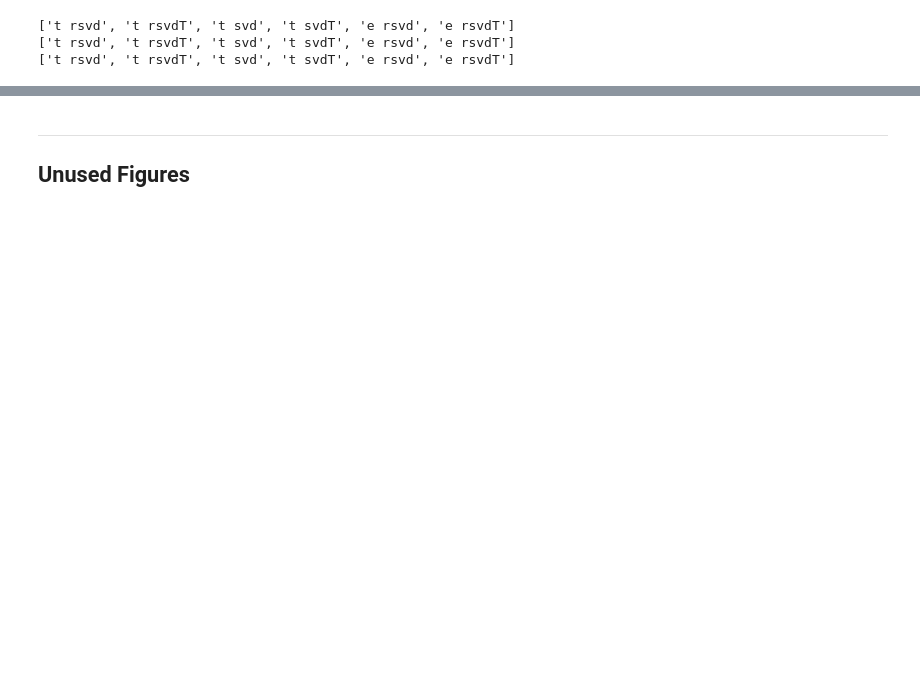
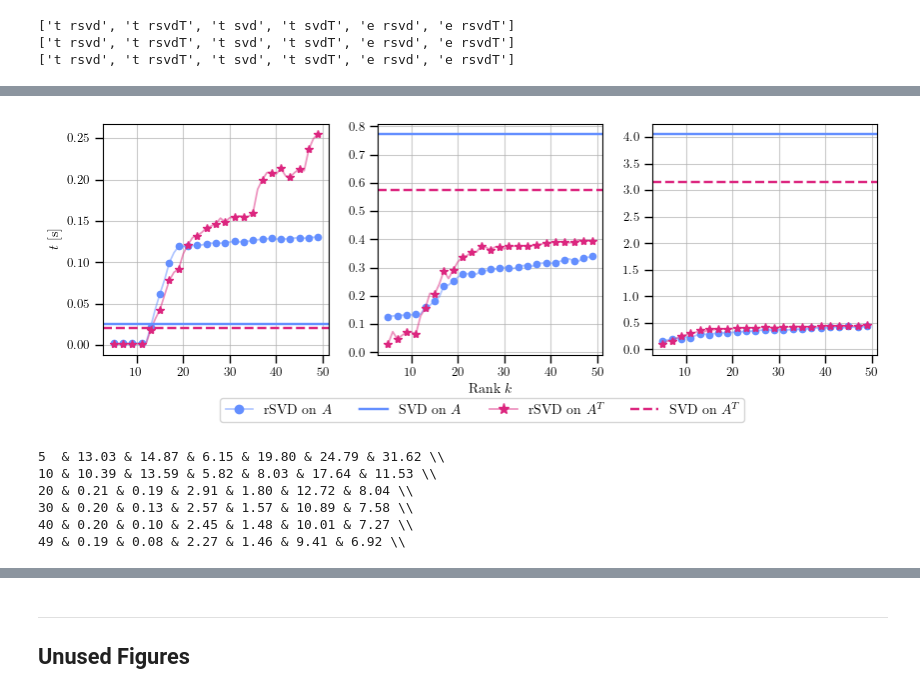
Before and after one commit to EliasSev/randomized-svd-paper, a Jupyter notebook: notebooks/generate_figures.ipynb, the cells around one changed output, grey strips where cells are left out. Saved outputs shown, nothing was run; the diff lists cells and outputs as text; code cells hidden in the pictures; blank space fills up the shorter version.

```diff
--- a/notebooks/generate_figures.ipynb
+++ b/notebooks/generate_figures.ipynb
@@ -210,0 +222,50 @@ plot_all_times_wide2(results_all, "timing_all.png")
+# %%
+def plot_all_times_wide3(results_all, fig_name=None):
+    labelsize = LAS
+    fontsize = FS1
+    MRS2 = MRS * 0.75
+    medians_all = {
+        size: get_medians(results_all[size])  # {'t rsvd': , 't rsvdT': , 't svd': , 't svdT': }
+        for size in ('small', 'medium', 'large')
+    }
+    speedups = get_speedups(results_all)
+    step = 2
+
+    fig, axs = plt.subplots(1, 3, figsize=(10, 3), sharex=True)
+    axs = axs.flatten()
+
+    for i, (size, medians) in enumerate(medians_all.items()):
+        ax = axs[i]
+
+        ax.plot(k_range[::step], medians['t rsvd'][::step], MRK[0], c=colors2[0], ms=MRS2[0])  # Marker, rSVD on A
+        ax.plot(k_range, medians['t rsvd'], '-', c=colors2[0], lw=1.25, alpha=.5)  # Transparent line, rSVD on A
+        ax.plot(k_range[::step], medians['t rsvdT'][::step], MRK[1], c=colors2[1], ms=MRS2[1])   # Marker, rSVD on A^T
+        ax.plot(k_range, medians['t rsvdT'], '-', c=colors2[1], lw=1.25, alpha=.5)  # Transparent line, rSVD on A^T
+        ax.axhline(medians['t svd'], c=colors2[0], lw=1.75, ls='-')  # Line, SVD on A
+        ax.axhline(medians['t svdT'], c=colors2[1], lw=1.75, ls='--')  # Line, SVD on A^T
+
+        ax.tick_params(axis='both', which='major', labelsize=labelsize, length=6, width=1)
+        ax.grid(True, alpha=GRID_ALPHA)
+
+    # Custom labels
+    handles, labels = [], []
+    for i, A in enumerate(('A', 'A^T')):
+        h1, l1 = make_line_marker_legend_handle(c=colors2[i], m=MRK[i], ms=MRS[i], alpha_line=0.5, lw=1.25,label=fr'rSVD on ${{{A}}}$')  # rSVD (marker + line)
+        h2, l2 = make_line_marker_legend_handle(c=colors2[i], ls=STL[i], lw=1.75, label=fr'SVD on ${{{A}}}$')  # SVD (line only)
+        handles.extend([h1, h2]); labels.extend([l1, l2])
+
+
+    axs[1].set_xlabel(r'Rank $k$', fontsize=fontsize)
+    axs[0].set_ylabel(r'$t$ [s]', fontsize=fontsize)
+    axs[1].legend(handles=handles, labels=labels,
+        loc='upper right', ncols=4, bbox_to_anchor=(1.66, -0.16), fontsize=fontsize)
+
+    plt.subplots_adjust(wspace=0.22, hspace=0.1)
+    if fig_name is not None:
+        plt.savefig(fig_path + fig_name, dpi=300, bbox_inches='tight')
+    plt.show()
+
+
+plot_all_times_wide3(results_all, 'run_times_absolute.png')
+# %% [output]
+[figure, added]
@@ -210,0 +277,24 @@ plot_all_times_wide2(results_all, "timing_all.png")
+# %%
+# TABLE II
+k_selected = [0, 5, 15, 25, 35, 44]
+speedups = get_speedups(results_all)
+f = 2
+for k in k_selected:
+    rsvd_small   = round(speedups['small']['rsvd'][k], f)
+    rsvdT_small  = round(speedups['small']['rsvdT'][k], f)
+    rsvd_medium  = round(speedups['medium']['rsvd'][k], f)
+    rsvdT_medium = round(speedups['medium']['rsvdT'][k], f)
+    rsvd_large   = round(speedups['large']['rsvd'][k], f)
+    rsvdT_large  = round(speedups['large']['rsvdT'][k], f)
+
+    print(
+        f"{k+5:<2} & {rsvd_small:.2f} & {rsvdT_small:.2f} & {rsvd_medium:.2f} & "
+        f"{rsvdT_medium:.2f} & {rsvd_large:.2f} & {rsvdT_large:.2f} \\\\"
+    )
+# %% [output]
+5  & 13.03 & 14.87 & 6.15 & 19.80 & 24.79 & 31.62 \\
+10 & 10.39 & 13.59 & 5.82 & 8.03 & 17.64 & 11.53 \\
+20 & 0.21 & 0.19 & 2.91 & 1.80 & 12.72 & 8.04 \\
+30 & 0.20 & 0.13 & 2.57 & 1.57 & 10.89 & 7.58 \\
+40 & 0.20 & 0.10 & 2.45 & 1.48 & 10.01 & 7.27 \\
+49 & 0.19 & 0.08 & 2.27 & 1.46 & 9.41 & 6.92 \\
```
Also changed, not shown: parts of 24 cells of this notebook, 6 other files.
